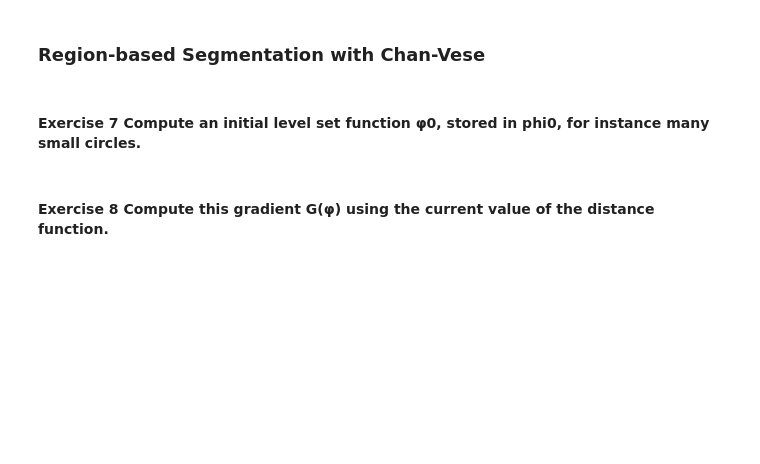
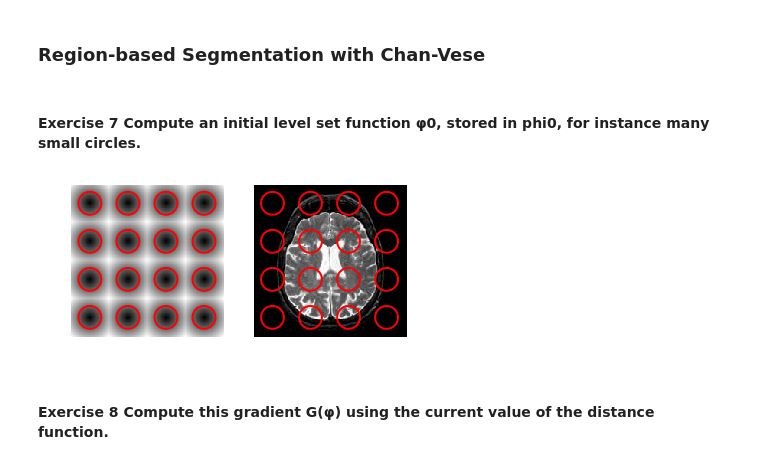
Before and after one commit to MargotSirdey/Mini_Projet_Active_Contours, a Jupyter notebook: machine_learning_level_sets.ipynb, the cells around one changed output. Drawn from its saved outputs; the diff is of its cells as text; code cells hidden in the pictures; blank space fills up the shorter version.

```diff
--- a/machine_learning_level_sets.ipynb
+++ b/machine_learning_level_sets.ipynb
@@ -278,18 +286,20 @@ for i in range(1,niter):
 # %%
 Y,X = np.meshgrid(np.arange(1,n+1), np.arange(1,n+1))
 k = 4
 r = .3*n/k #rayon
-phi0 = zeros(n,n) + math.inf
-for i in range(1,k):
-    for j in range(1,k):
-        c = ([i j]- np.ones[1,2])*(n/k) + (n/k)*.5
-        phi0 = np.minimum(phi0, sqrt( (X-c(1))^2 + (Y-c(2))^2 ) - r )
+phi0 = np.zeros([n,n]) + np.float("inf")
+for i in range(1,k+1):
+    for j in range(1,k+1):
+        c = (np.asarray([i,j])- 1)*(n/k) + (n/k)*.5
+        phi0 = np.minimum(phi0, np.sqrt( abs(X-c[0])**2 + abs(Y-c[1])**2 ) - r )
 
 plt.clf
 plt.subplot(1,2,1)
 plot_levelset(phi0)
 plt.subplot(1,2,2)
 plot_levelset(phi0,0,f0)
+# %% [output]
+[figure, added]
 # %%
 lambd = 2
 c1 = .7
```
Also changed, not shown: parts of 6 cells of this notebook.
